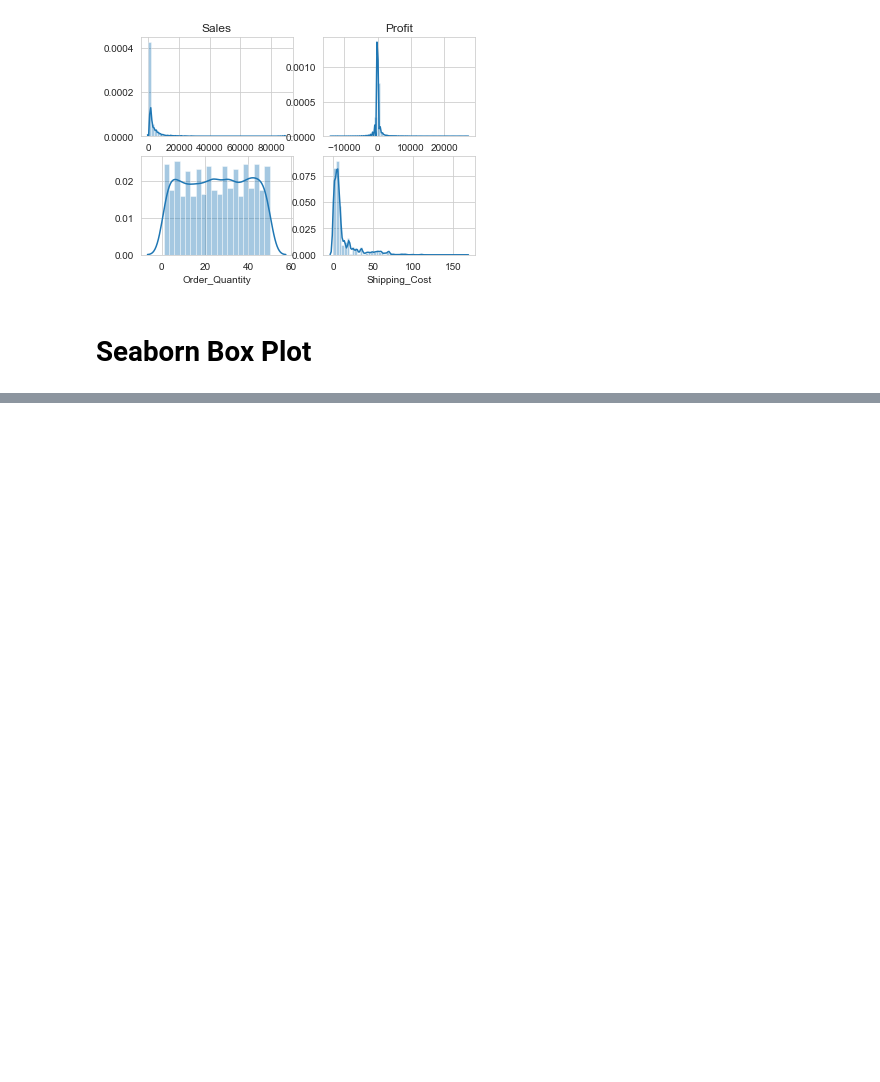
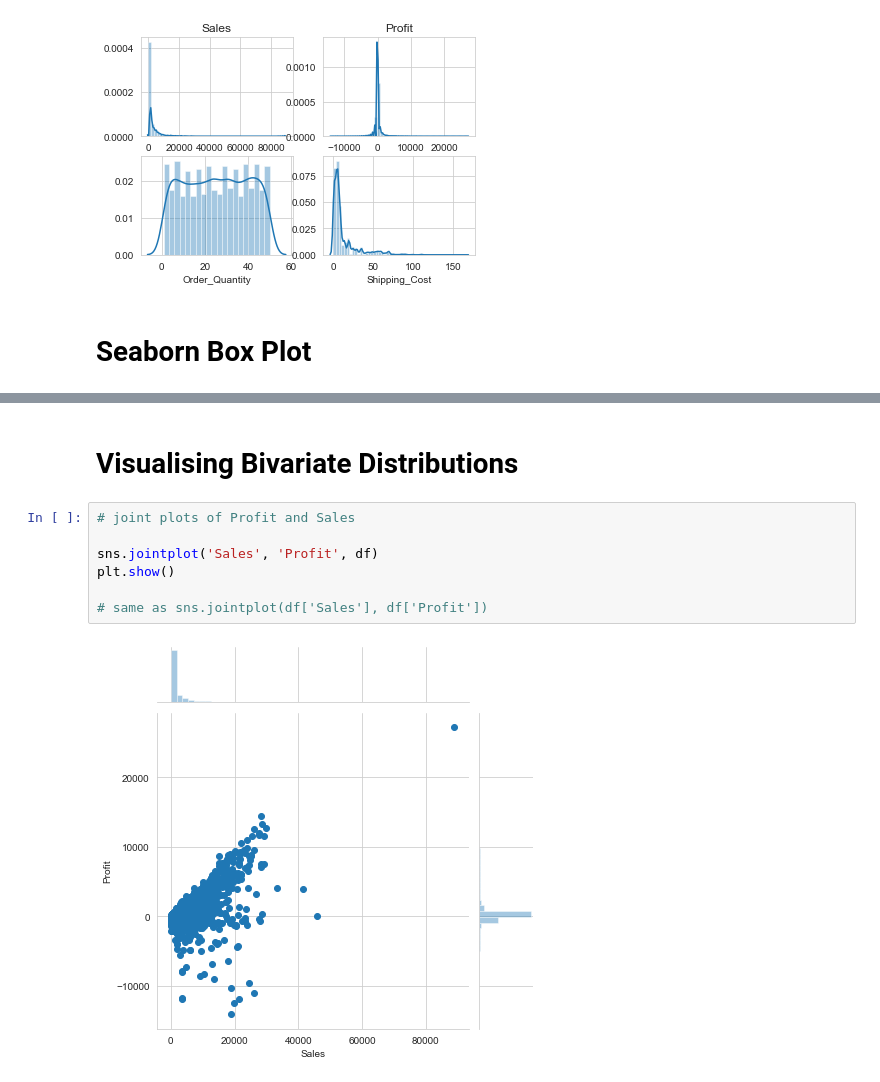
Before and after one commit to ArafatSabbir/Machine-Learning-with-Python-and-R, a Jupyter notebook: Data Visualization Seaborn.ipynb, the cells around one changed output, grey strips where cells are left out. Drawn from its saved outputs; the diff is of its cells as text; blank space fills up the shorter version.

Commit message:
seaborn jointplot

```diff
--- a/Data Visualization Seaborn.ipynb
+++ b/Data Visualization Seaborn.ipynb
@@ -57,0 +74,11 @@ plt.show()
+# %% [markdown]
+# Visualising Bivariate Distributions
+# %%
+# joint plots of Profit and Sales
+
+sns.jointplot('Sales', 'Profit', df)
+plt.show()
+
+# same as sns.jointplot(df['Sales'], df['Profit'])
+# %% [output]
+[figure, added]
```
Also changed, not shown: parts of 3 cells of this notebook.
